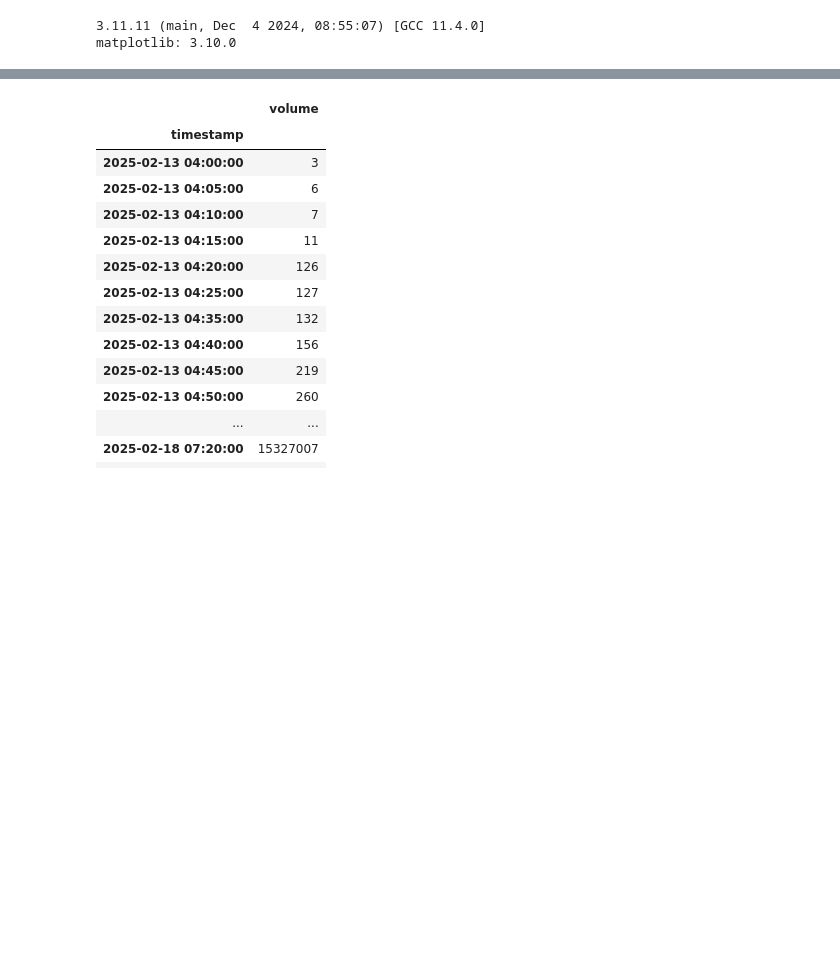
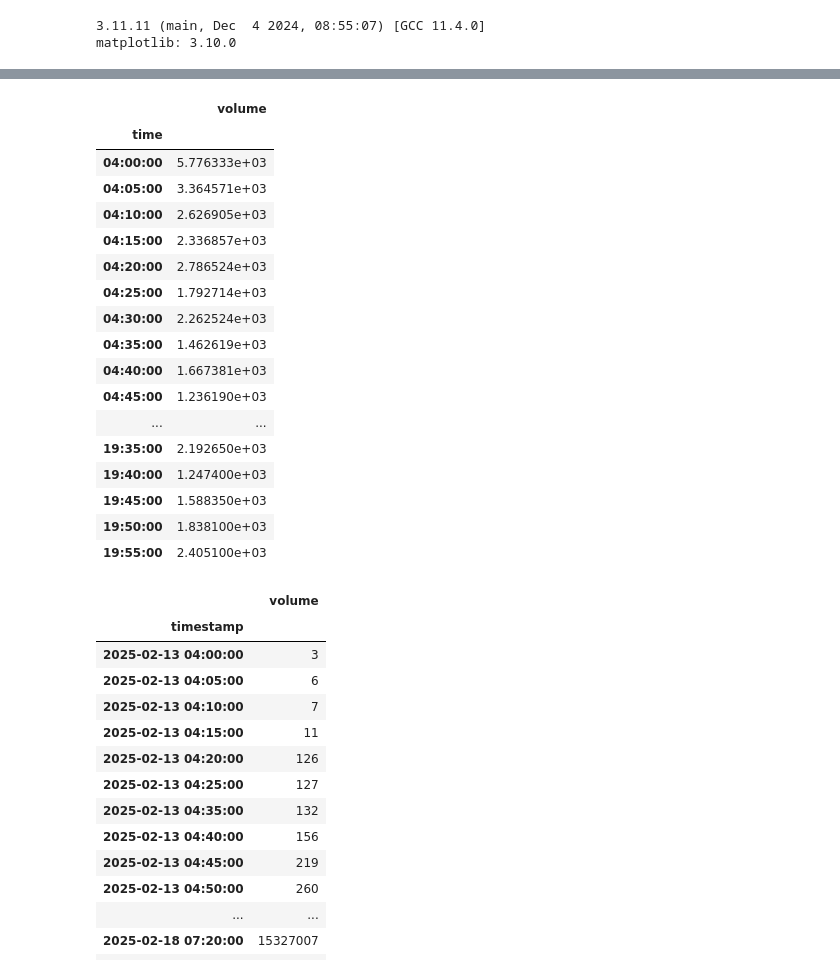
Before and after one commit to upadhyayvivek/MosekPortOpt, a Jupyter notebook: python/notebooks-colab/ch6_transaction_cost.ipynb, the cells around one changed output, grey strips where cells are left out. Cells and saved outputs as stored; diff of their text form; code cells hidden in the pictures; blank space fills up the shorter version.

```diff
--- a/python/notebooks-colab/ch6_transaction_cost.ipynb
+++ b/python/notebooks-colab/ch6_transaction_cost.ipynb
@@ -145,3 +149,24 @@ df.shape
+# %%
+pp
+# %% [output]
+|  | volume |
+| time |  |
+| 04:00:00 | 5.776333e+03 |
+| 04:05:00 | 3.364571e+03 |
+| 04:10:00 | 2.626905e+03 |
+| 04:15:00 | 2.336857e+03 |
+| 04:20:00 | 2.786524e+03 |
+| 04:25:00 | 1.792714e+03 |
+| 04:30:00 | 2.262524e+03 |
+| 04:35:00 | 1.462619e+03 |
+| 04:40:00 | 1.667381e+03 |
+| 04:45:00 | 1.236190e+03 |
+| ... | ... |
+| 19:35:00 | 2.192650e+03 |
+| 19:40:00 | 1.247400e+03 |
+| 19:45:00 | 1.588350e+03 |
+| 19:50:00 | 1.838100e+03 |
+| 19:55:00 | 2.405100e+03 |
 # %%
 df.iloc[::-1].set_index('timestamp')[['volume']].cumsum()[:-20]
 # %% [output]
```
Also changed, not shown: parts of 8 cells of this notebook.
